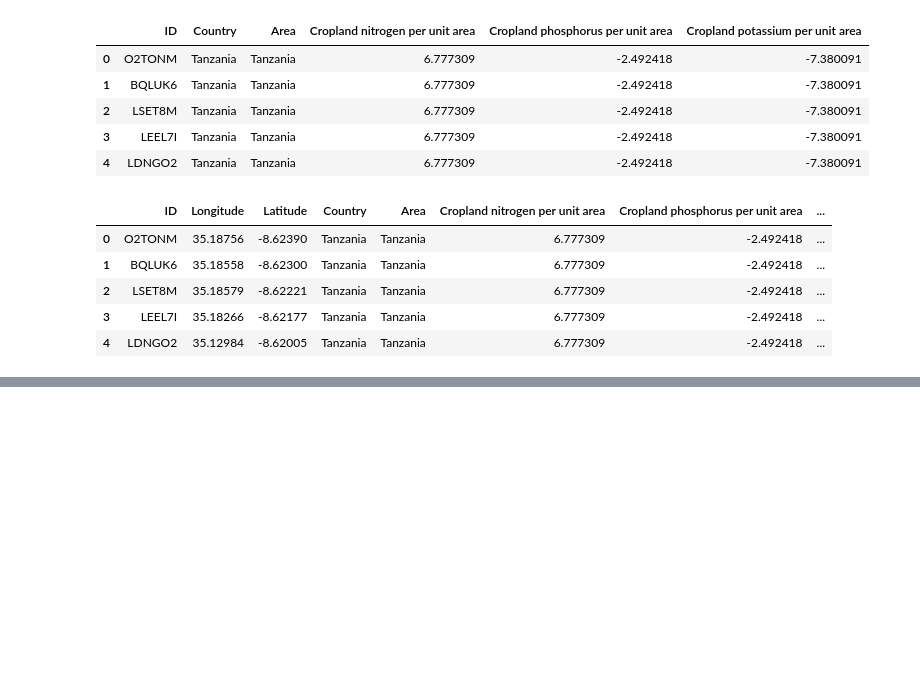
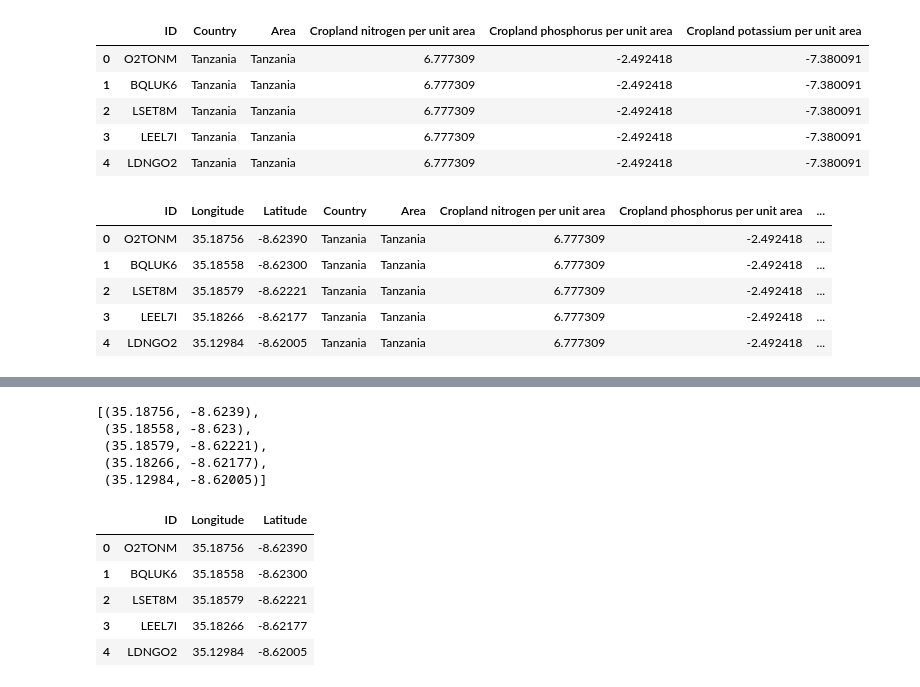
Before and after one commit to lucknera/projekt_interdyscyplinarny, a Jupyter notebook: models/olek-fe.ipynb, the cells around one changed output, grey strips where cells are left out. Drawn from its saved outputs; the diff is of its cells as text; code cells hidden in the pictures; blank space fills up the shorter version.

```diff
--- a/models/olek-fe.ipynb
+++ b/models/olek-fe.ipynb
@@ -403,0 +458,20 @@ features_final.to_csv('../features/olek-features.csv', index=False)
+# %%
+lon = df["Longitude"]
+lat = df["Latitude"]
+points = list(zip(lon, lat))
+points[:5]
+# %% [output]
+[(35.18756, -8.6239),
+ (35.18558, -8.623),
+ (35.18579, -8.62221),
+ (35.18266, -8.62177),
+ (35.12984, -8.62005)]
+# %%
+df.head()
+# %% [output]
+|  | ID | Longitude | Latitude |
+| 0 | O2TONM | 35.18756 | -8.62390 |
+| 1 | BQLUK6 | 35.18558 | -8.62300 |
+| 2 | LSET8M | 35.18579 | -8.62221 |
+| 3 | LEEL7I | 35.18266 | -8.62177 |
+| 4 | LDNGO2 | 35.12984 | -8.62005 |
```
Also changed, not shown: parts of 12 cells of this notebook, 4 other files.
